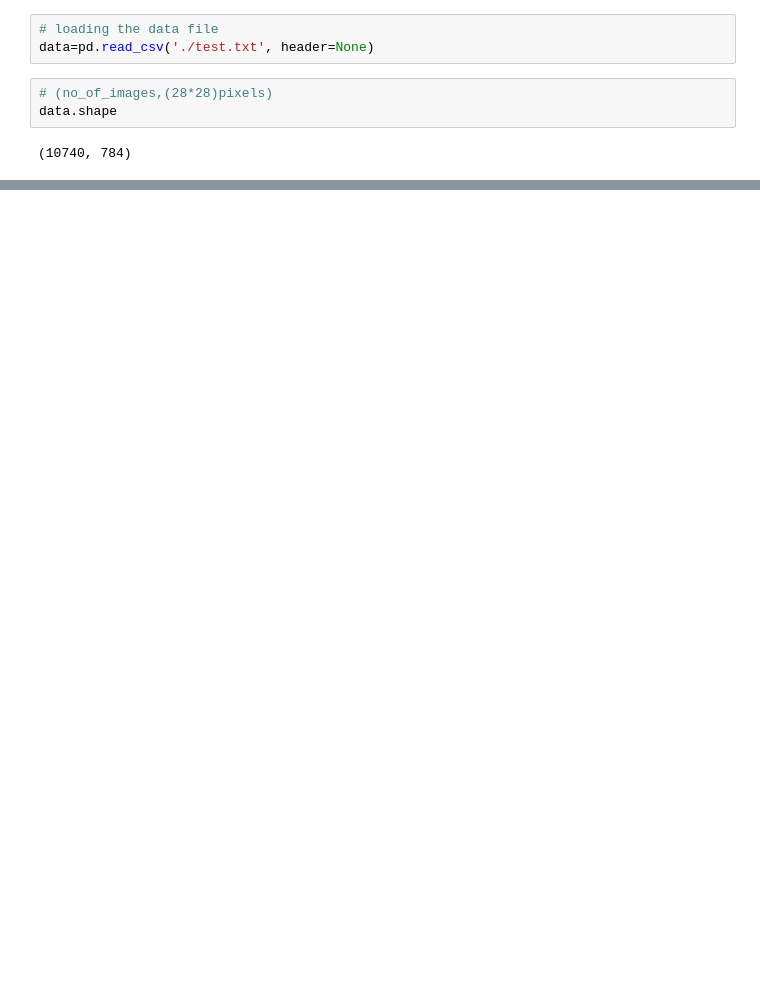
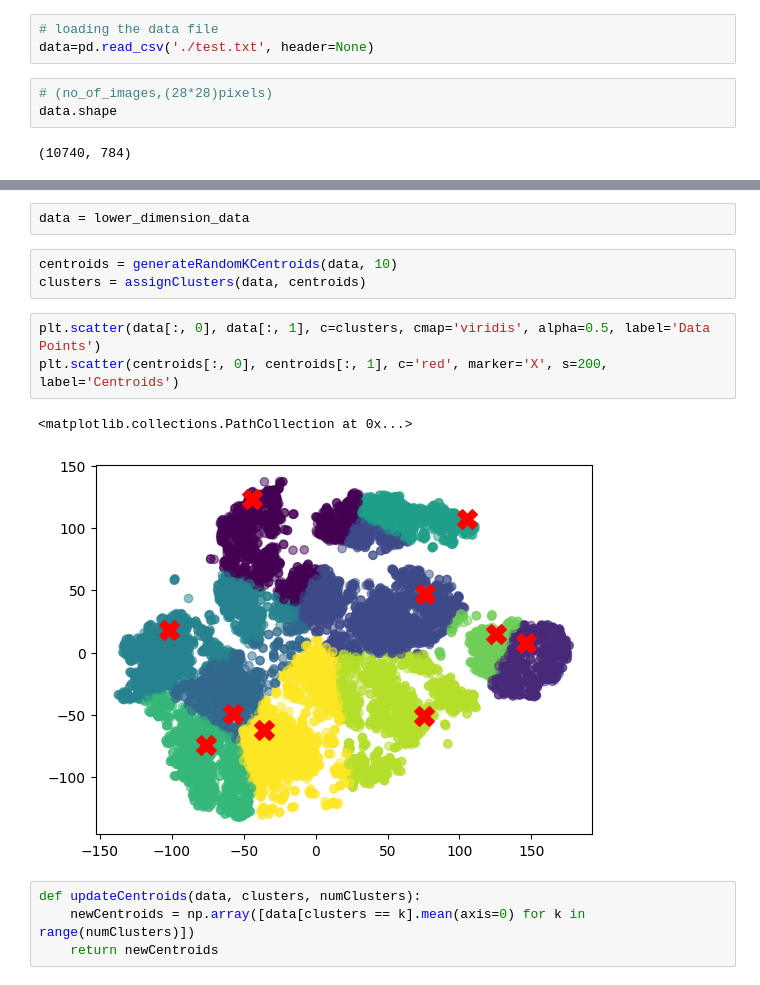
Before and after one commit to krithikajain/bart_model, a Jupyter notebook: kmeans_clustering.ipynb, the cells around one changed output, grey strips where cells are left out. Cells and saved outputs as stored; diff of their text form; blank space fills up the shorter version.

```diff
--- a/kmeans_clustering.ipynb
+++ b/kmeans_clustering.ipynb
@@ -118,0 +107,15 @@ Best K value: 2
+# %%
+data = lower_dimension_data
+# %%
+centroids = generateRandomKCentroids(data, 10)
+clusters = assignClusters(data, centroids)
+# %%
+plt.scatter(data[:, 0], data[:, 1], c=clusters, cmap='viridis', alpha=0.5, label='Data Points')
+plt.scatter(centroids[:, 0], centroids[:, 1], c='red', marker='X', s=200, label='Centroids')
+# %% [output]
+<matplotlib.collections.PathCollection at 0x...>
+[figure, added]
+# %%
+def updateCentroids(data, clusters, numClusters):
+    newCentroids = np.array([data[clusters == k].mean(axis=0) for k in range(numClusters)])
+    return newCentroids
```
Also changed, not shown: parts of 43 cells of this notebook.
